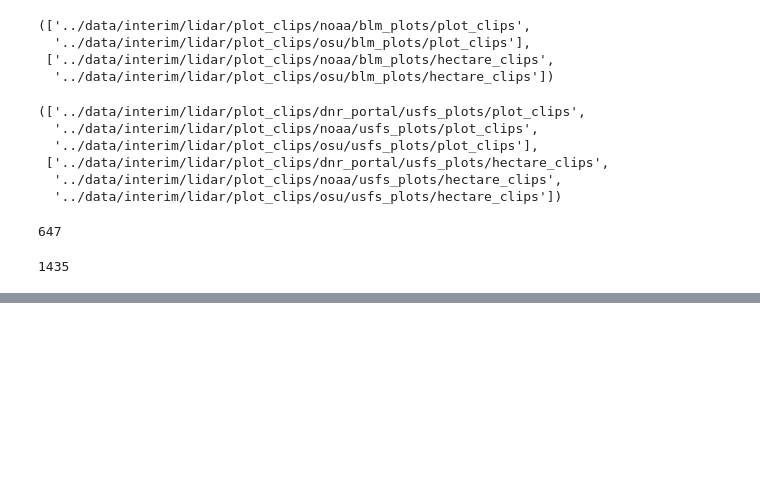
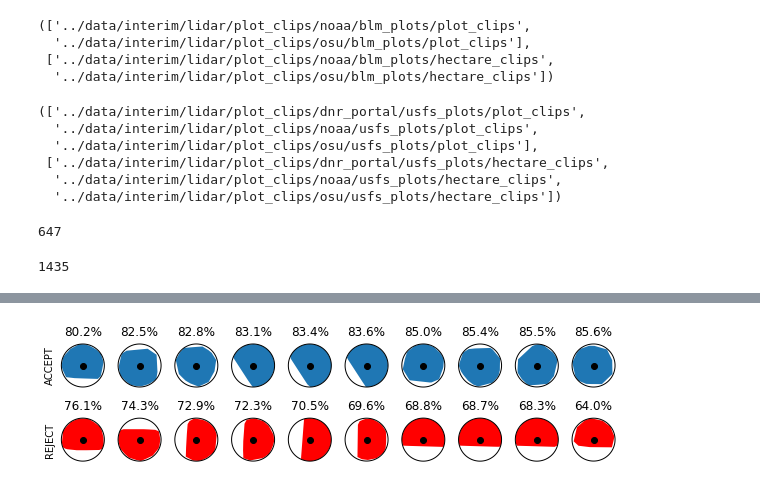
Before and after one commit to Ecotrust/ForestMapping, a Jupyter notebook: notebooks/08_Removing Partial Plots.ipynb, the cells around one changed output, grey strips where cells are left out. Drawn from its saved outputs; the diff is of its cells as text; code cells hidden in the pictures; blank space fills up the shorter version.

```diff
--- a/notebooks/08_Removing Partial Plots.ipynb
+++ b/notebooks/08_Removing Partial Plots.ipynb
@@ -13,3 +13,7 @@ import numpy as np
 # USFS Region 6 Albers Equal Area Map Projection, proj4 string format
 # we'll use this later for calculating the area of each plot
 USFS_ALB = '+proj=aea +lat_1=41 +lat_2=47 +lat_0=44 +lon_0=-120 +x_0=0 +y_0=0 +ellps=GRS80 +datum=NAD83 +units=m +no_defs'
+# %%
+PLOT_LOCATIONS = '../data/processed/blm_usfs_wadnr_plot_footprints.shp'
+plot_locs = gpd.read_file(PLOT_LOCATIONS).set_index('uuid')
+plot_locs.info()
@@ -143,0 +220,38 @@ dnr_plot_gdf = dnr_plot_gdf.sort_values(by=['file_name', 'acres']).drop_duplicat
+# %%
+def display_thresh(plot_gdf, thresh_pct, plot_size_ac):
+    below_thresh = plot_gdf.loc[plot_gdf.acres < (thresh_pct* plot_size_ac)].sort_values(by='acres', ascending=False).iloc[0:10]
+    above_thresh = plot_gdf.loc[plot_gdf.acres >= (thresh_pct* plot_size_ac)].sort_values(by='acres', ascending=True).iloc[0:10]
+    fig, axs = plt.subplots(2, max(len(above_thresh), len(below_thresh), 10),
+                       figsize=(10,2.5))
+
+    for i in range(len(above_thresh)):
+        above_thresh.iloc[[i]].to_crs(USFS_ALB).plot(ax=axs[0, i])
+        plot_id = above_thresh.iloc[i].file_name.split('_')[0]
+        plot_locs.loc[[plot_id]].centroid.to_crs(USFS_ALB).plot(ax=axs[0, i], color='black')
+        plot_locs.loc[[plot_id]].to_crs(USFS_ALB).plot(ax=axs[0, i], edgecolor='black', facecolor='none')
+        axs[0, i].set_yticks([])
+        axs[0, i].set_xticks([])
+        for spine in axs[0,i].spines.values():
+            spine.set_visible(False)
+        axs[0, i].set_title('{:.1%}'.format(above_thresh.iloc[i].acres/PLOT_SIZE_AC))
+
+    for i in range(len(below_thresh)):
+        below_thresh.iloc[[i]].to_crs(USFS_ALB).plot(ax=axs[1, i], color='red')
+        plot_id = below_thresh.iloc[i].file_name.split('_')[0]
+        plot_locs.loc[[plot_id]].centroid.to_crs(USFS_ALB).plot(ax=axs[1, i], color='black')
+        plot_locs.loc[[plot_id]].to_crs(USFS_ALB).plot(ax=axs[1, i], edgecolor='black', facecolor='none')
+        axs[1, i].set_yticks([])
+        axs[1, i].set_xticks([])
+        for spine in axs[1,i].spines.values():
+            spine.set_visible(False)
+        axs[1, i].set_title('{:.1%}'.format(below_thresh.iloc[i].acres/PLOT_SIZE_AC))
+
+    axs[0,0].set_ylabel('ACCEPT')
+    axs[1,0].set_ylabel('REJECT')
+    plt.show()
+# %%
+THRESH_PCT = 0.80
+PLOT_SIZE_AC = 1/10
+display_thresh(dnr_plot_gdf, thresh_pct=THRESH_PCT, plot_size_ac=PLOT_SIZE_AC)
+# %% [output]
+[figure, added]
```
Also changed, not shown: parts of 34 cells of this notebook, 13 other files.
